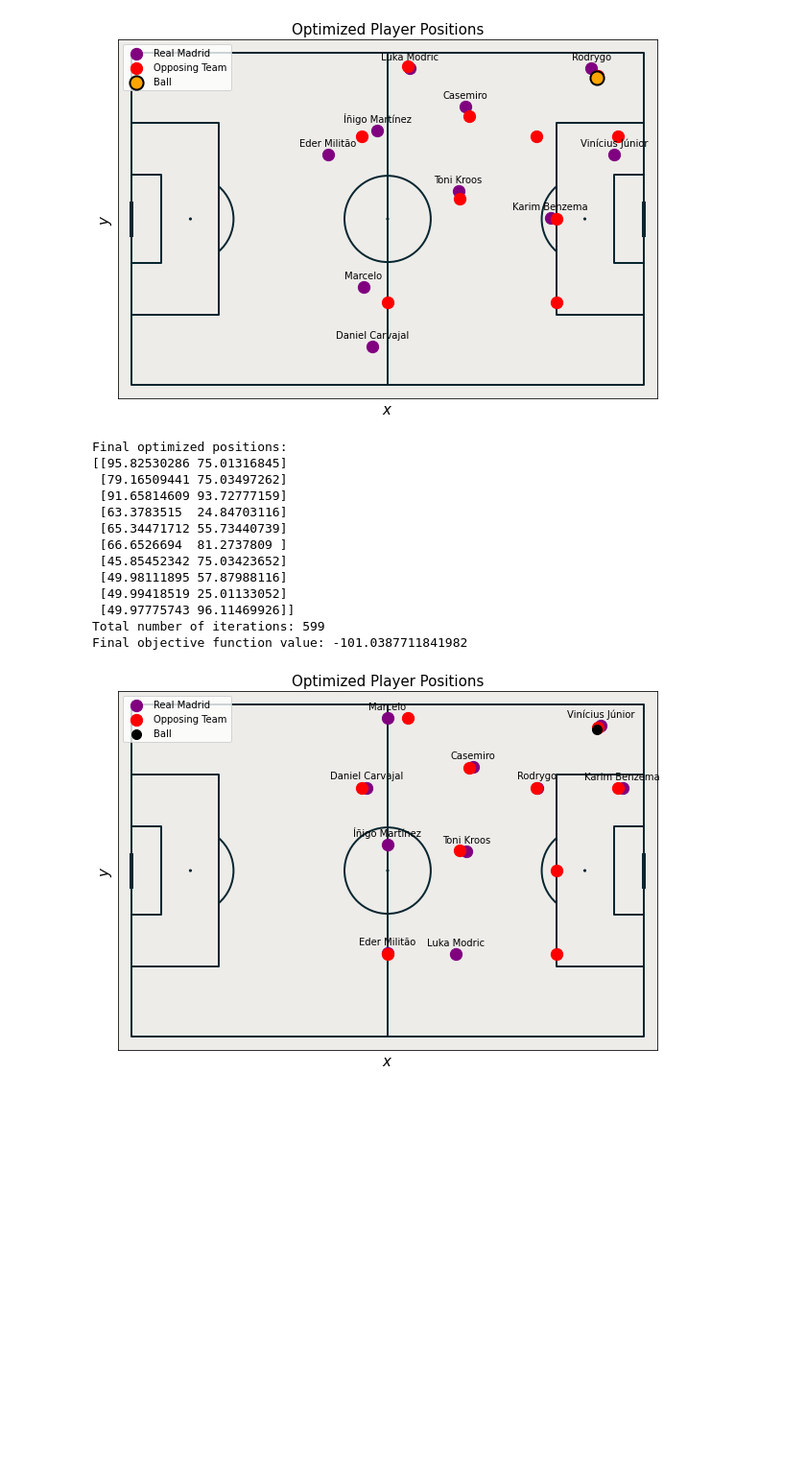
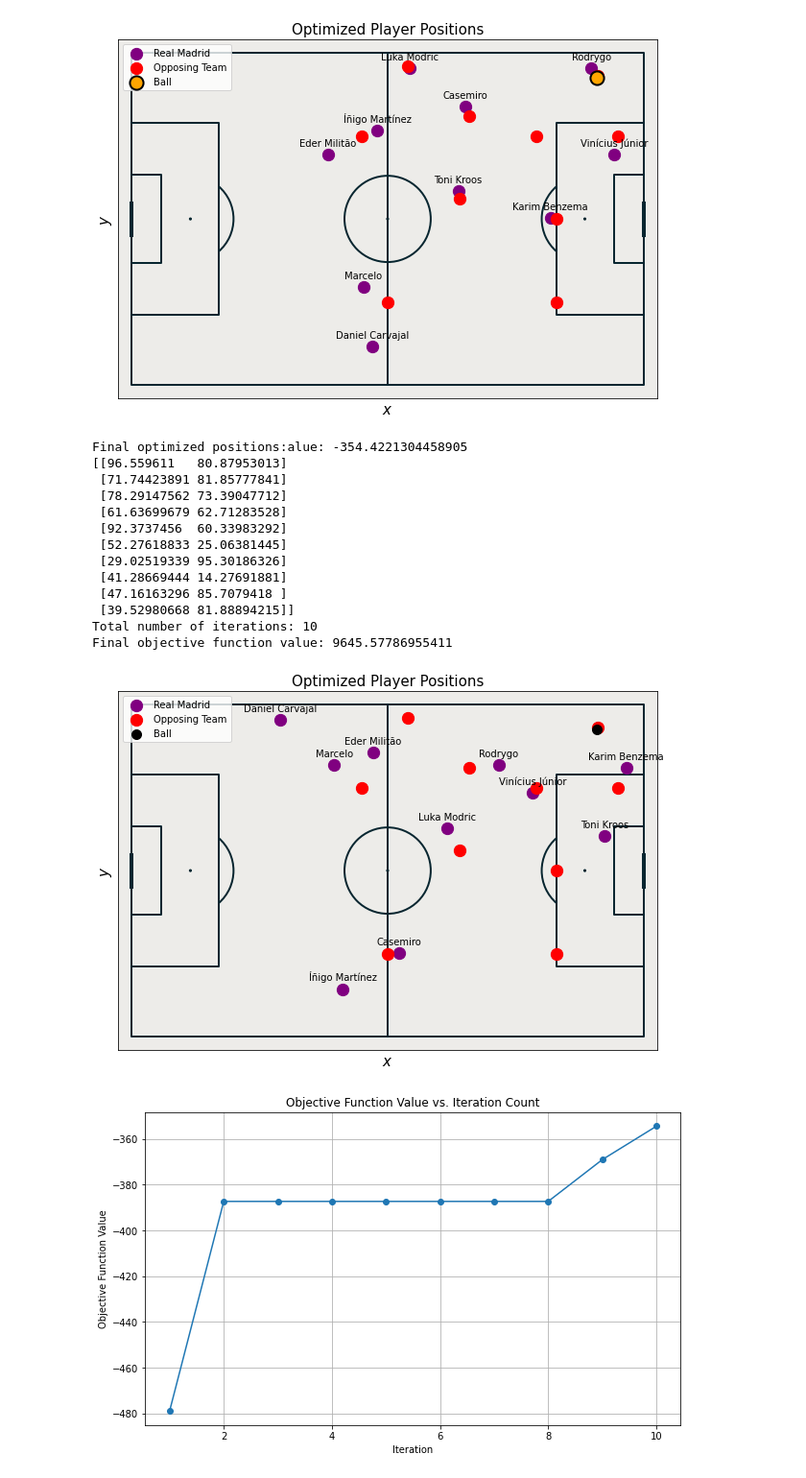
Before and after one commit to zainj04/AA222-Final-Project, a Jupyter notebook: Sandbox.ipynb, the cells around one changed output. Shown: that part at 96% size. Saved outputs shown, nothing was run; the diff lists cells and outputs as text; code cells hidden in the pictures; blank space fills up the shorter version.

```diff
--- a/Sandbox.ipynb
+++ b/Sandbox.ipynb
@@ -284,7 +287,7 @@ opposing_positions = np.array([
 ])
 
 # Define the ball position
-ball_position = np.array([109, 74])
+ball_position = np.array([108, 73])
 
 # Create pitch object with 120 x 80 dimensions
 pitch = Pitch(pitch_type='opta', pitch_color='#edece9', axis=True, label=False, line_color='#082630', tick=False)
@@ -895,10 +898,14 @@ Final objective function value: -46.880808650263404
 [figure]
 # %%
 iteration_count = 0
+objective_values = []
 def iteration_callback(xk, convergence):
-    global iteration_count
+    global iteration_count, objective_values
     iteration_count += 1
-    print(f"Iteration: {iteration_count}", end='\r')
+    # Compute current objective value
+    current_objective_value = objective(xk, probability_matrix, opposing_positions, ball_position, Real_Madrid)
+    objective_values.append(-current_objective_value)  # Negate because we minimize the negative of the objective
+    print(f"Iteration: {iteration_count}, Objective Value: {objective_values[-1]}", end='\r')
 
 # Convert max_prob_positions to a flat list for differential_evolution
 initial_positions = np.array(max_prob_positions).flatten()
@@ -967,8 +974,7 @@ def optimize_positions(probability_matrix, initial_positions, opposing_positions
     result = differential_evolution(
         objective, bounds, args=(probability_matrix, opposing_positions, ball_position, Real_Madrid), strategy='best1bin',
         popsize=15, tol=1e-3, mutation=(0.5, 1), recombination=0.7, seed=42,
-        callback=iteration_callback, maxiter=1000, x0=initial_positions
-    )
+        callback=iteration_callback, maxiter=10, x0=initial_positions)
 
     return result
 
@@ -982,7 +988,7 @@ optimized_positions_scaled[:, 0] = optimized_positions[:, 0] * (100 / 120)
 optimized_positions_scaled[:, 1] = optimized_positions[:, 1] * (100 / 80)
 
 # Print final positions, iteration count, and objective function value
-final_objective_value = -result.fun
+final_objective_value = -result.fun + 10000
 print(f"Final optimized positions:\n{optimized_positions_scaled}")
 print(f"Total number of iterations: {result.nit}")
 print(f"Final objective function value: {final_objective_value}")
@@ -992,44 +998,55 @@ fig, ax = pitch.draw(figsize=(10, 6))
 
 # Plot each player's optimized position
 for i, player in enumerate(Real_Madrid.keys()):
     ax.scatter(optimized_positions_scaled[i][0], optimized_positions_scaled[i][1], color='purple', s=150, label='Real Madrid' if i == 0 else '')
     ax.text(optimized_positions_scaled[i][0], optimized_positions_scaled[i][1] + 2, player, fontsize=10, ha='center', va='bottom')
 
 # Plot opposing players' positions
 opposing_positions_scaled = np.zeros_like(opposing_positions)
 opposing_positions_scaled[:, 0] = opposing_positions[:, 0] * (100 / 120)
 opposing_positions_scaled[:, 1] = opposing_positions[:, 1] * (100 / 80)
 for i in range(len(opposing_positions)):
     ax.scatter(opposing_positions_scaled[i][0], opposing_positions_scaled[i][1], color='red', s=150, label='Opposing Team' if i == 0 else '')
 
 # Plot ball position
 ball_position_scaled = ball_position * [100 / 120, 100 / 80]
 ax.scatter(ball_position_scaled[0], ball_position_scaled[1], color='black', s=100, label='Ball')
 
 # Add a legend
 ax.legend(loc='upper left')
 
 ax.set_xlabel('$x$', fontsize=15)
 ax.set_ylabel('$y$', fontsize=15)
 ax.set_title('Optimized Player Positions', fontsize=15)
 
 # Save the figure
 plt.savefig("optimized_positions.png", dpi=300, bbox_inches='tight')
 
 # Display the plot
 plt.show()
+
+# Plot the objective function value vs. iteration count
+plt.figure(figsize=(10, 6))
+plt.plot(range(1, iteration_count + 1), objective_values, marker='o')
+plt.xlabel('Iteration')
+plt.ylabel('Objective Function Value')
+plt.title('Objective Function Value vs. Iteration Count')
+plt.grid(True)
+plt.savefig("objective_function_vs_iteration.png", dpi=300, bbox_inches='tight')
+plt.show()
 # %% [output]
-Final optimized positions:
-[[95.82530286 75.01316845]
- [79.16509441 75.03497262]
- [91.65814609 93.72777159]
- [63.3783515  24.84703116]
- [65.34471712 55.73440739]
- [66.6526694  81.2737809 ]
- [45.85452342 75.03423652]
- [49.98111895 57.87988116]
- [49.99418519 25.01133052]
- [49.97775743 96.11469926]]
-Total number of iterations: 599
-Final objective function value: -101.0387711841982
+Final optimized positions:alue: -354.4221304458905
+[[96.559611   80.87953013]
+ [71.74423891 81.85777841]
+ [78.29147562 73.39047712]
+ [61.63699679 62.71283528]
+ [92.3737456  60.33983292]
+ [52.27618833 25.06381445]
+ [29.02519339 95.30186326]
+ [41.28669444 14.27691881]
+ [47.16163296 85.7079418 ]
+ [39.52980668 81.88894215]]
+Total number of iterations: 10
+Final objective function value: 9645.57786955411
-[figure, old version]
+[figure, new version]
+[figure, added]
```
Also changed, not shown: parts of 3 cells of this notebook, 1 other file.
